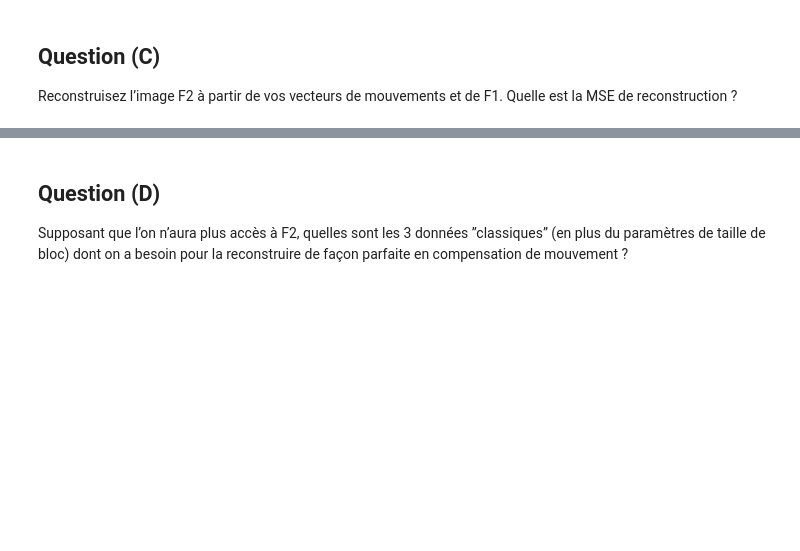
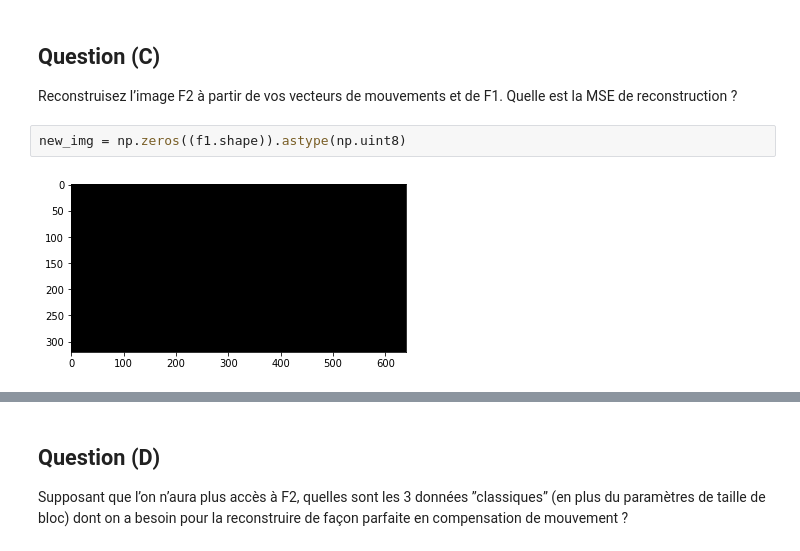
Before and after one commit to Bast-94/cv-practical-works-2023, a Jupyter notebook: tp2/notebook.ipynb, the cells around one changed output, grey strips where cells are left out. Saved outputs shown, nothing was run; the diff lists cells and outputs as text; blank space fills up the shorter version.

```diff
--- a/tp2/notebook.ipynb
+++ b/tp2/notebook.ipynb
@@ -10,3 +121,7 @@ pourquoi a-t-on donc fait de la ME backward et pas de la ME forward ? Que se ser
 # %% [markdown]
 ## **Question (C)**
 Reconstruisez l’image F2 à partir de vos vecteurs de mouvements et de F1. Quelle est la MSE de reconstruction ?
+# %%
+new_img = np.zeros((f1.shape)).astype(np.uint8)
+# %% [output]
+[figure, added]
```
Also changed, not shown: parts of 13 cells of this notebook.
